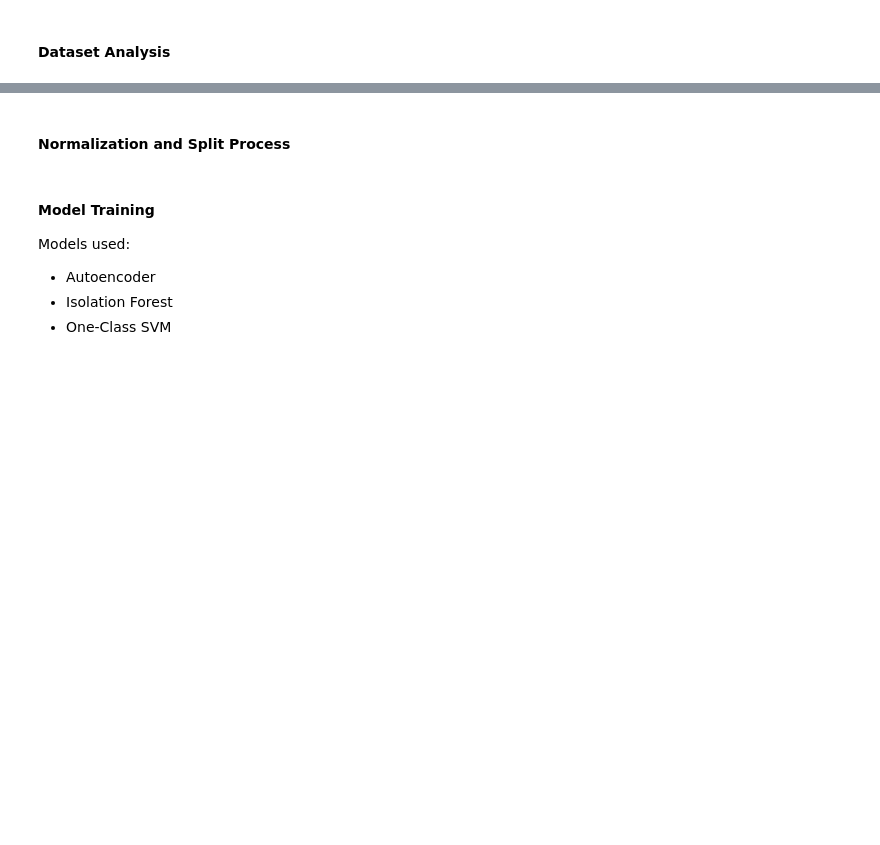
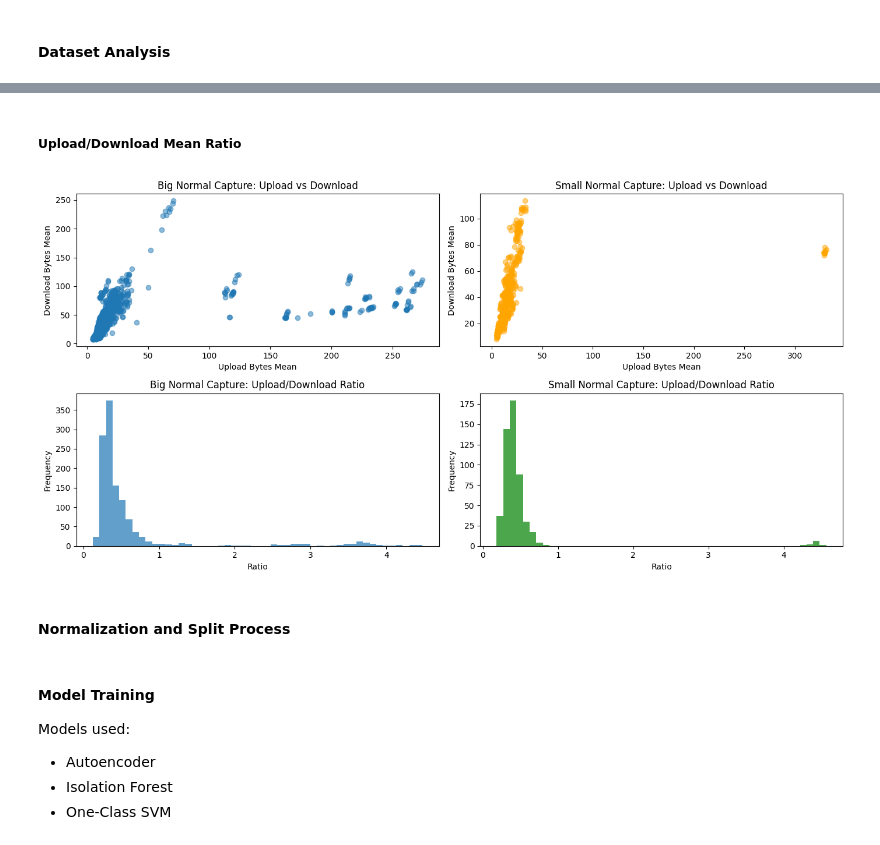
Before and after one commit to NiMouh/discord_exfiltration, a Jupyter notebook: src/modeling.ipynb, the cells around one changed output, grey strips where cells are left out. Drawn from its saved outputs; the diff is of its cells as text; code cells hidden in the pictures; blank space fills up the shorter version.

```diff
--- a/src/modeling.ipynb
+++ b/src/modeling.ipynb
@@ -39,2 +98,43 @@ Discord After Cleaning (1207, 23)
+# %% [markdown]
+##### Upload/Download Mean Ratio
+# %%
+# Calculate upload/download ratios temporarily
+normal_ratios = (discord_normal_observation_dataset['tcp_upload_bytes_mean'] / discord_normal_observation_dataset['tcp_download_bytes_mean'])
+small_normal_ratios = (discord_small_normal_observation_dataset['tcp_upload_bytes_mean'] / discord_small_normal_observation_dataset['tcp_download_bytes_mean'])
+
+plt.figure(figsize=(14, 7))
+
+# Scatter Plot for Upload vs Download
+plt.subplot(2, 2, 1)
+plt.scatter(discord_normal_observation_dataset['tcp_upload_bytes_mean'],
+            discord_normal_observation_dataset['tcp_download_bytes_mean'], alpha=0.5)
+plt.title('Big Normal Capture: Upload vs Download')
+plt.xlabel('Upload Bytes Mean')
+plt.ylabel('Download Bytes Mean')
+
+plt.subplot(2, 2, 2)
+plt.scatter(discord_small_normal_observation_dataset['tcp_upload_bytes_mean'],
+            discord_small_normal_observation_dataset['tcp_download_bytes_mean'], alpha=0.5, color='orange')
+plt.title('Small Normal Capture: Upload vs Download')
+plt.xlabel('Upload Bytes Mean')
+plt.ylabel('Download Bytes Mean')
+
+# Ratio Histograms
+plt.subplot(2, 2, 3)
+plt.hist(normal_ratios, bins=50, alpha=0.7)
+plt.title('Big Normal Capture: Upload/Download Ratio')
+plt.xlabel('Ratio')
+plt.ylabel('Frequency')
+
+plt.subplot(2, 2, 4)
+plt.hist(small_normal_ratios, bins=50, alpha=0.7, color='green')
+plt.title('Small Normal Capture: Upload/Download Ratio')
+plt.xlabel('Ratio')
+plt.ylabel('Frequency')
+
+plt.tight_layout()
+plt.show()
+# %% [output]
+[figure, added]
 # %% [markdown]
 #### Normalization and Split Process
```
Also changed, not shown: parts of 19 cells of this notebook, 3 other files.
